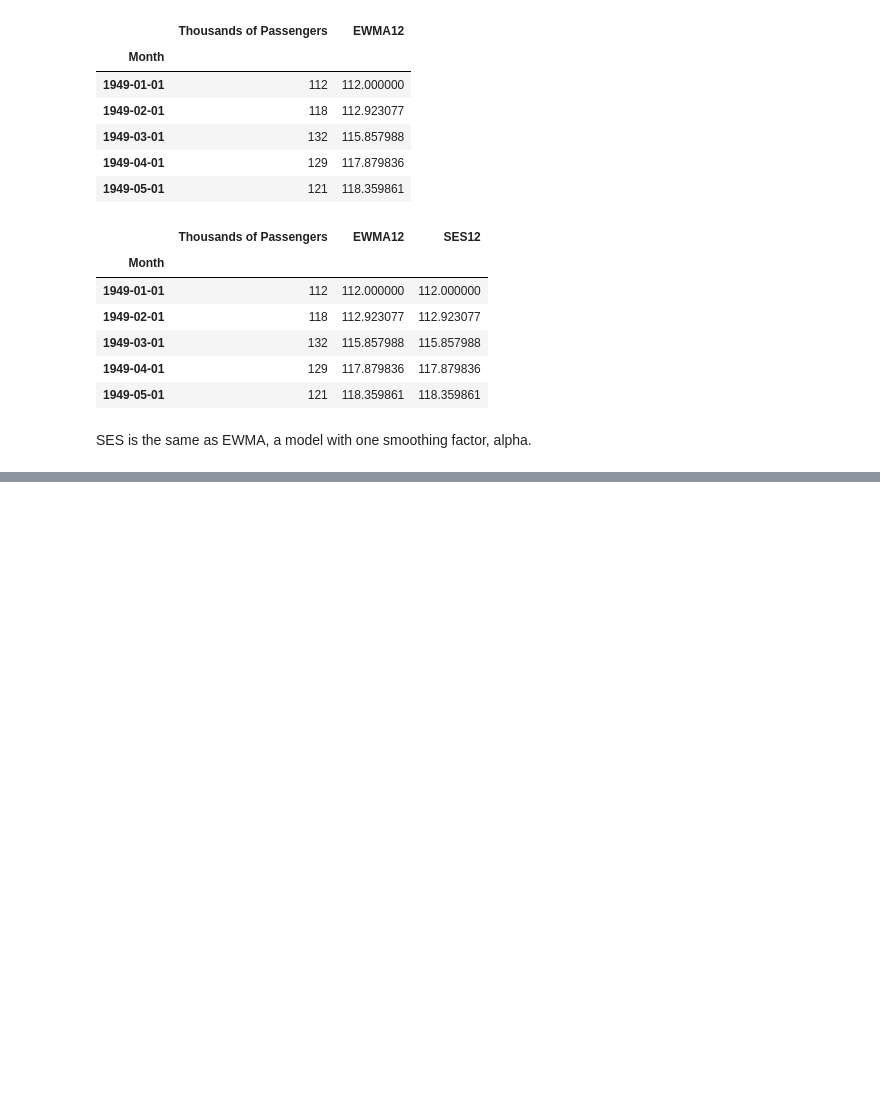
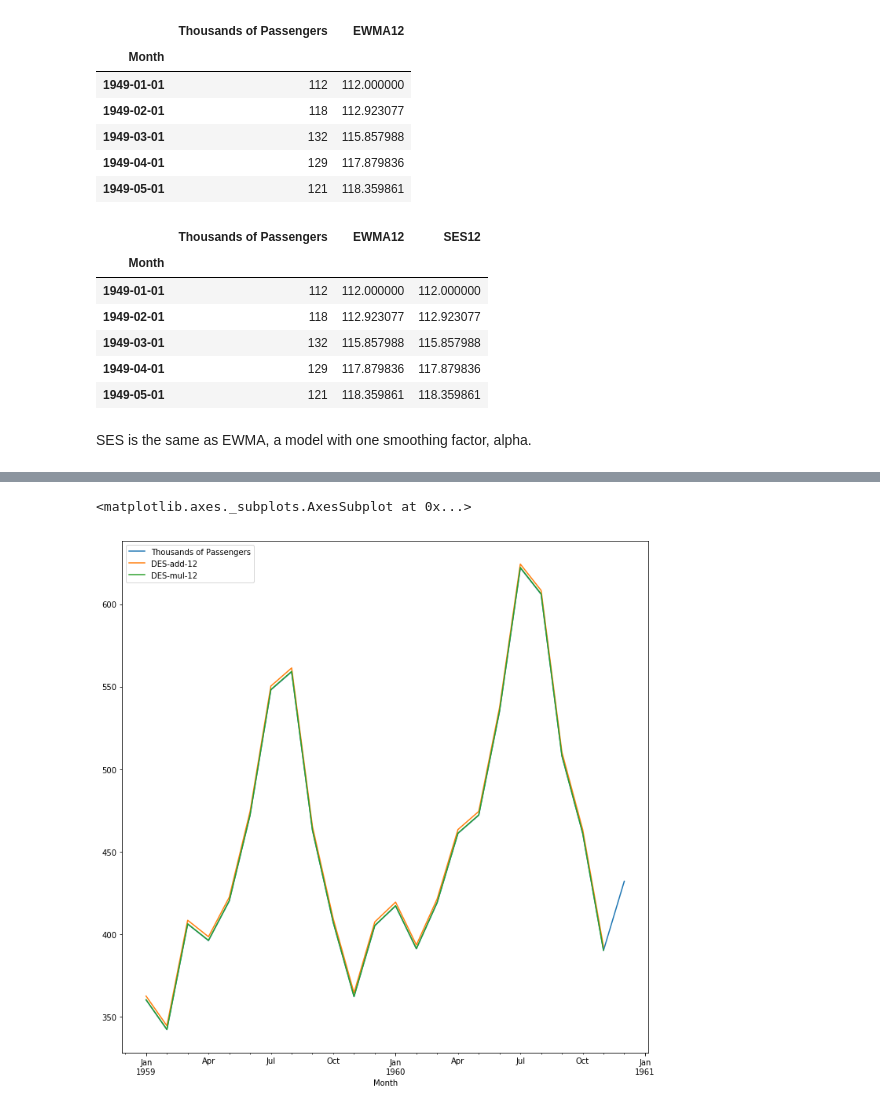
Before and after one commit to saifulrijal-ds/time-series-analysis-python, a Jupyter notebook: learn-notes_tsa-with-statsmodel.ipynb, the cells around one changed output, grey strips where cells are left out. Drawn from its saved outputs; the diff is of its cells as text; code cells hidden in the pictures; blank space fills up the shorter version.

```diff
--- a/learn-notes_tsa-with-statsmodel.ipynb
+++ b/learn-notes_tsa-with-statsmodel.ipynb
@@ -327,0 +376,5 @@ SES is the same as EWMA, a model with one smoothing factor, alpha.
+# %%
+airline2[['Thousands of Passengers', 'DES-add-12', 'DES-mul-12']].iloc[-24:].plot()
+# %% [output]
+<matplotlib.axes._subplots.AxesSubplot at 0x...>
+[figure, added]
```
Also changed, not shown: parts of 17 cells of this notebook.
